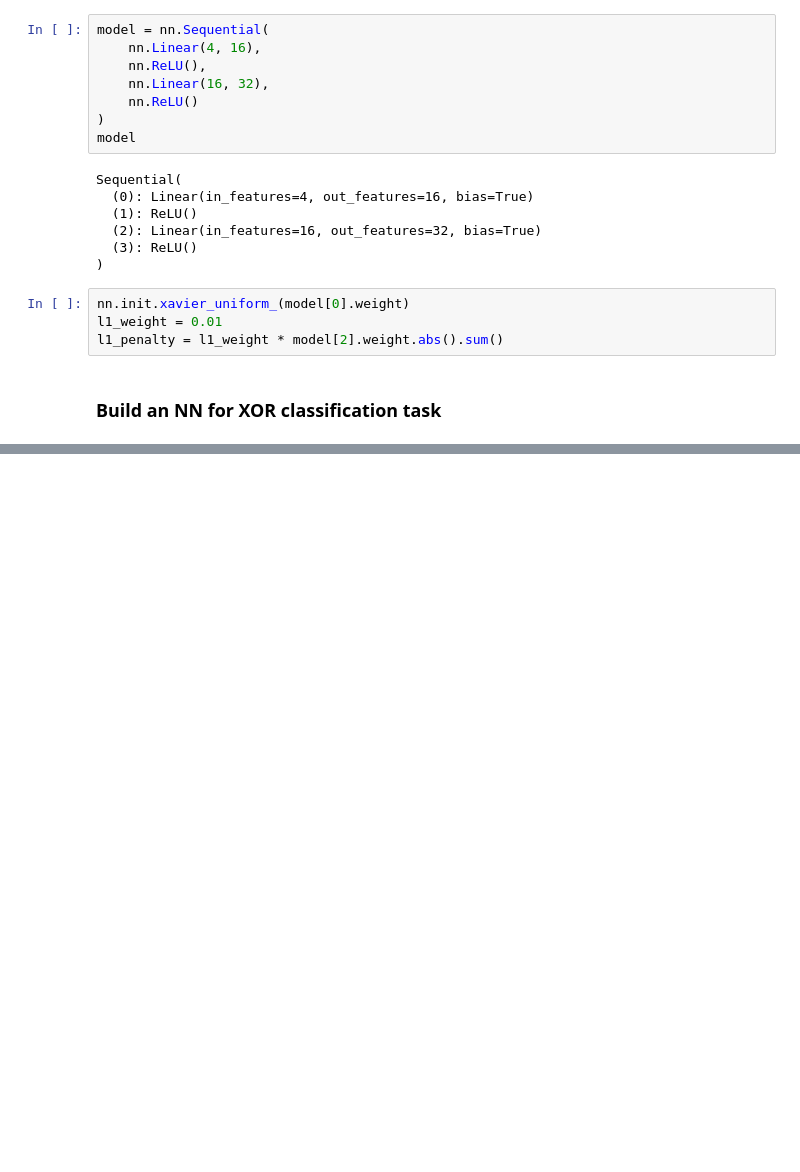
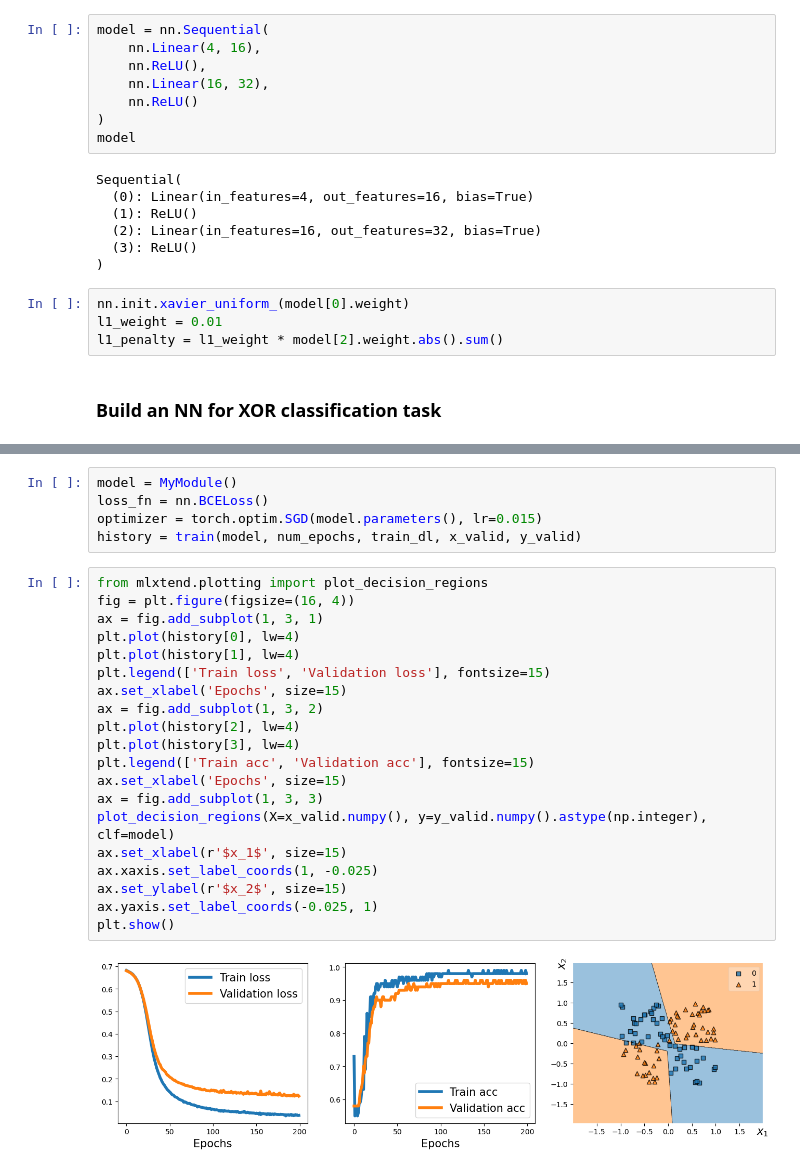
Before and after one commit to ychen855/ml_python_learning, a Jupyter notebook: ch13_deeper_pytorch.ipynb, the cells around one changed output, grey strips where cells are left out. Cells and saved outputs as stored; diff of their text form; blank space fills up the shorter version.

```diff
--- a/ch13_deeper_pytorch.ipynb
+++ b/ch13_deeper_pytorch.ipynb
@@ -128,0 +216,27 @@ plt.show()
+# %%
+model = MyModule()
+loss_fn = nn.BCELoss()
+optimizer = torch.optim.SGD(model.parameters(), lr=0.015)
+history = train(model, num_epochs, train_dl, x_valid, y_valid)
+# %%
+from mlxtend.plotting import plot_decision_regions
+fig = plt.figure(figsize=(16, 4))
+ax = fig.add_subplot(1, 3, 1)
+plt.plot(history[0], lw=4)
+plt.plot(history[1], lw=4)
+plt.legend(['Train loss', 'Validation loss'], fontsize=15)
+ax.set_xlabel('Epochs', size=15)
+ax = fig.add_subplot(1, 3, 2)
+plt.plot(history[2], lw=4)
+plt.plot(history[3], lw=4)
+plt.legend(['Train acc', 'Validation acc'], fontsize=15)
+ax.set_xlabel('Epochs', size=15)
+ax = fig.add_subplot(1, 3, 3)
+plot_decision_regions(X=x_valid.numpy(), y=y_valid.numpy().astype(np.integer), clf=model)
+ax.set_xlabel(r'$x_1$', size=15)
+ax.xaxis.set_label_coords(1, -0.025)
+ax.set_ylabel(r'$x_2$', size=15)
+ax.yaxis.set_label_coords(-0.025, 1)
+plt.show()
+# %% [output]
+[figure, added]
```
Also changed, not shown: parts of 8 cells of this notebook.
